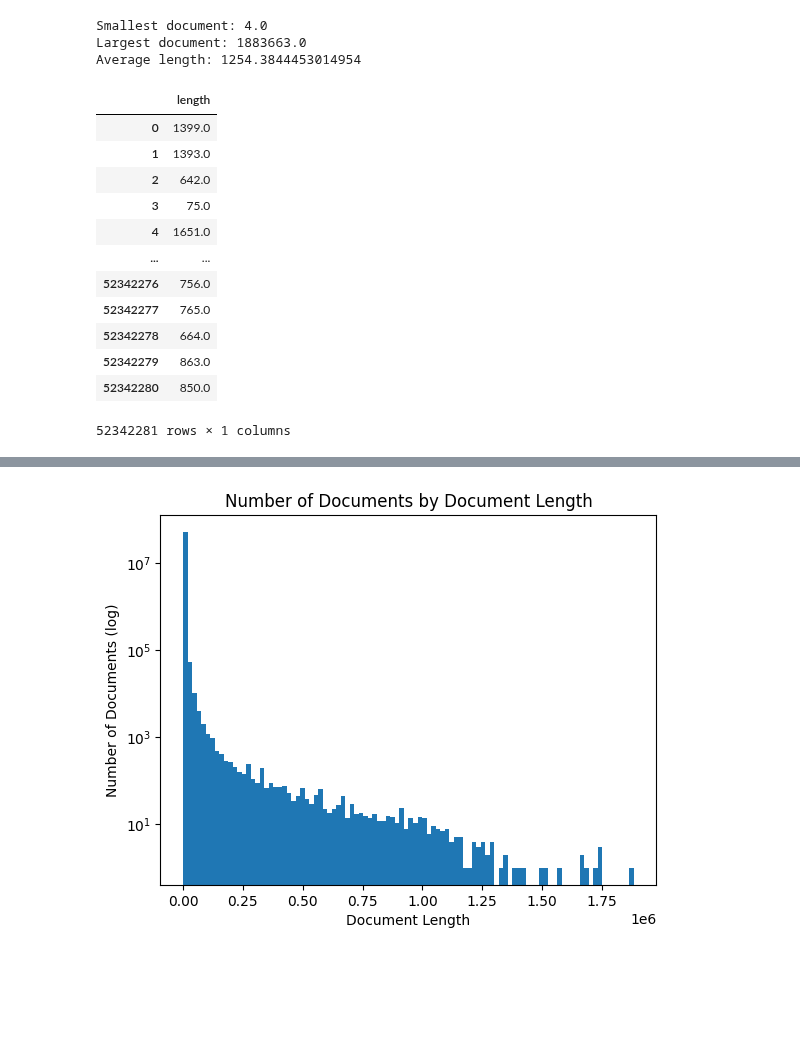
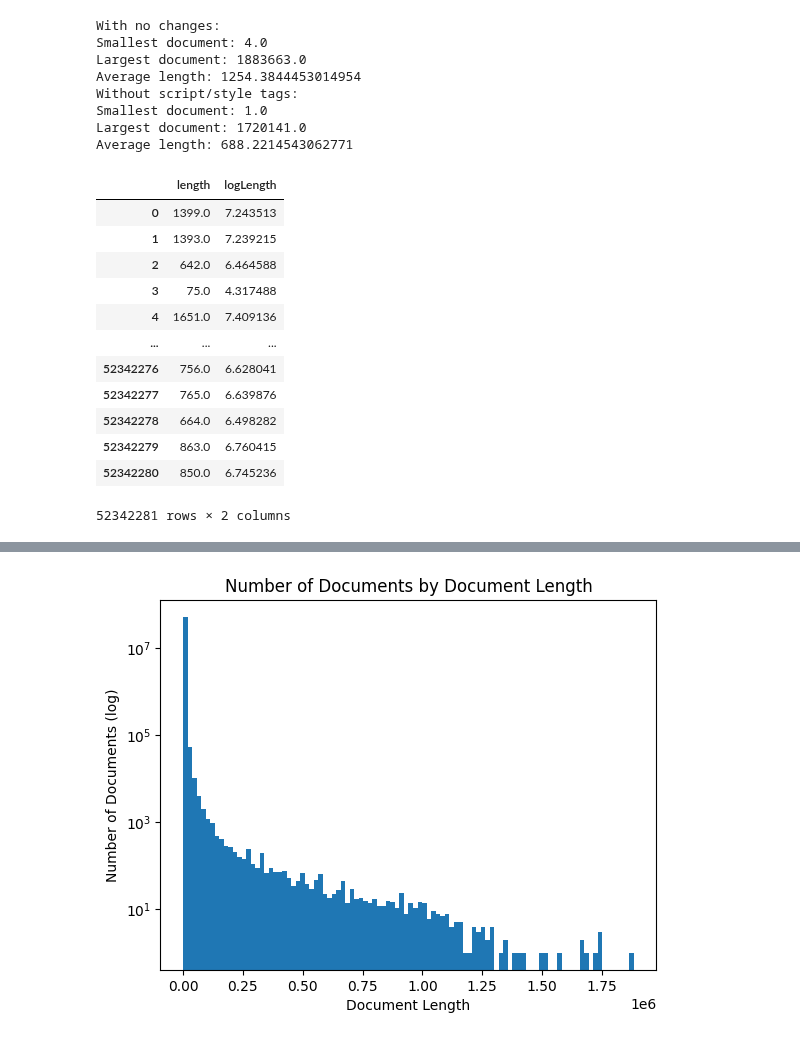
Before and after one commit to Axiomatic314/Stemming, a Jupyter notebook: ClueWeb/documentLength.ipynb, the cells around one changed output, grey strips where cells are left out. Cells and saved outputs as stored; diff of their text form; code cells hidden in the pictures; blank space fills up the shorter version.

```diff
--- a/ClueWeb/documentLength.ipynb
+++ b/ClueWeb/documentLength.ipynb
@@ -6,31 +6,41 @@ import pandas as pd
 import matplotlib.ticker as ticker
 # %%
 docLengths = np.loadtxt("docLengths.csv")
-averageLength = docLengths.mean()
-minLength = docLengths.min()
-maxLength = docLengths.max()
-print(f"Smallest document: {minLength}")
-print(f"Largest document: {maxLength}")
-print(f"Average length: {averageLength}")
+print("With no changes:")
+print(f"Smallest document: {docLengths.min()}")
+print(f"Largest document: {docLengths.max()}")
+print(f"Average length: {docLengths.mean()}")
+#------------------------------------------
+docLengthsWithout = np.loadtxt("docLengths-without.csv")
+print("Without script/style tags:")
+print(f"Smallest document: {docLengthsWithout.min()}")
+print(f"Largest document: {docLengthsWithout.max()}")
+print(f"Average length: {docLengthsWithout.mean()}")
 # %% [output]
+With no changes:
 Smallest document: 4.0
 Largest document: 1883663.0
 Average length: 1254.3844453014954
+Without script/style tags:
+Smallest document: 1.0
+Largest document: 1720141.0
+Average length: 688.2214543062771
 # %%
 data = {"length" : docLengths}
 docLengths = pd.DataFrame(data=data)
+docLengths["logLength"] = np.log(docLengths["length"])
 display(docLengths)
 # %% [output]
-|  | length |
-| 0 | 1399.0 |
-| 1 | 1393.0 |
-| 2 | 642.0 |
-| 3 | 75.0 |
-| 4 | 1651.0 |
-| ... | ... |
-| 52342276 | 756.0 |
-| 52342277 | 765.0 |
-| 52342278 | 664.0 |
-| 52342279 | 863.0 |
-| 52342280 | 850.0 |
+|  | length | logLength |
+| 0 | 1399.0 | 7.243513 |
+| 1 | 1393.0 | 7.239215 |
+| 2 | 642.0 | 6.464588 |
+| 3 | 75.0 | 4.317488 |
+| 4 | 1651.0 | 7.409136 |
+| ... | ... | ... |
+| 52342276 | 756.0 | 6.628041 |
+| 52342277 | 765.0 | 6.639876 |
+| 52342278 | 664.0 | 6.498282 |
+| 52342279 | 863.0 | 6.760415 |
+| 52342280 | 850.0 | 6.745236 |
-52342281 rows × 1 columns
+52342281 rows × 2 columns
```
Also changed, not shown: parts of 10 cells of this notebook.
